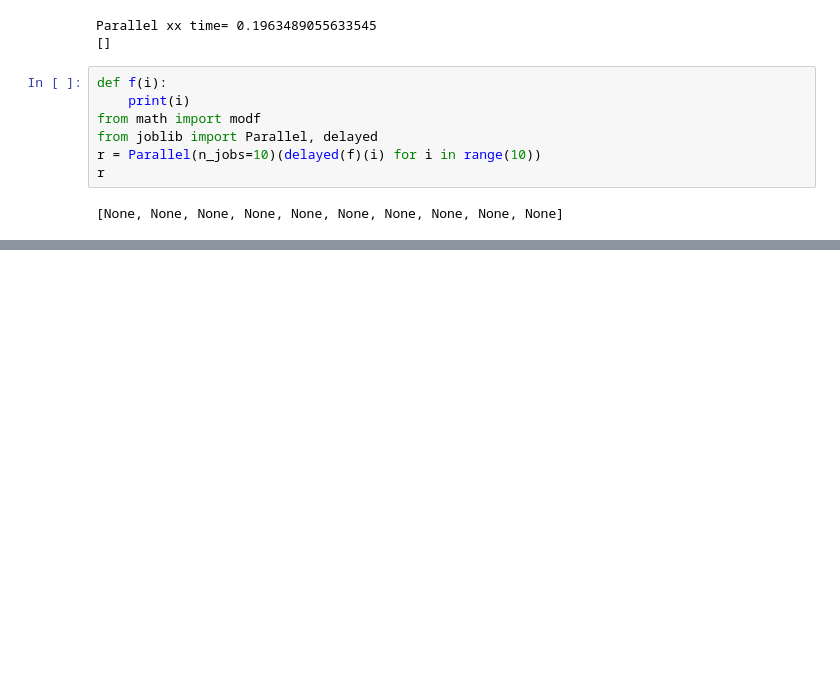
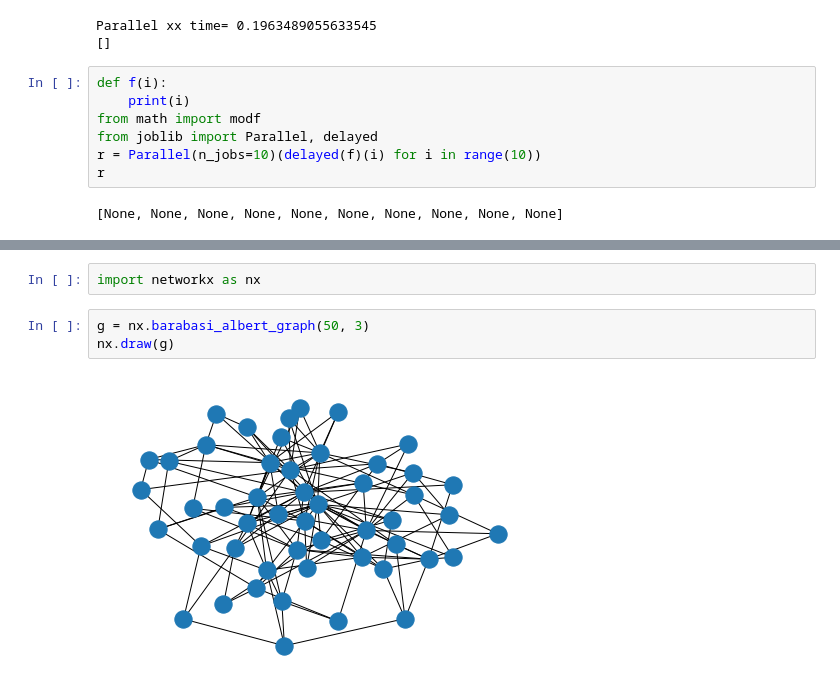
Before and after one commit to adilo231/SWORD_Dz, a Jupyter notebook: test.ipynb, the cells around one changed output, grey strips where cells are left out. Drawn from its saved outputs; the diff is of its cells as text; blank space fills up the shorter version.

```diff
--- a/test.ipynb
+++ b/test.ipynb
@@ -202,0 +212,7 @@ df= pd.DataFrame(data={'n1':l[0],
+# %%
+import networkx as nx
+# %%
+g = nx.barabasi_albert_graph(50, 3)
+nx.draw(g)
+# %% [output]
+[figure, added]
```
Also changed, not shown: parts of 4 cells of this notebook, 2 other files.
